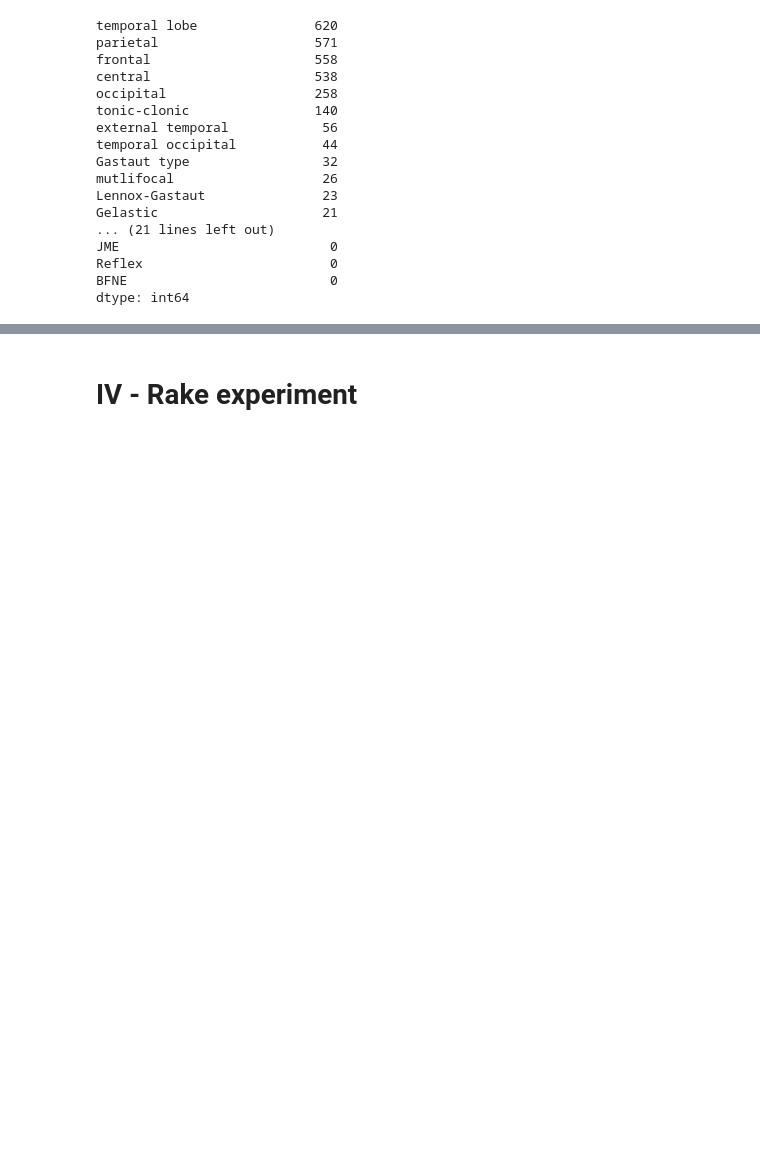
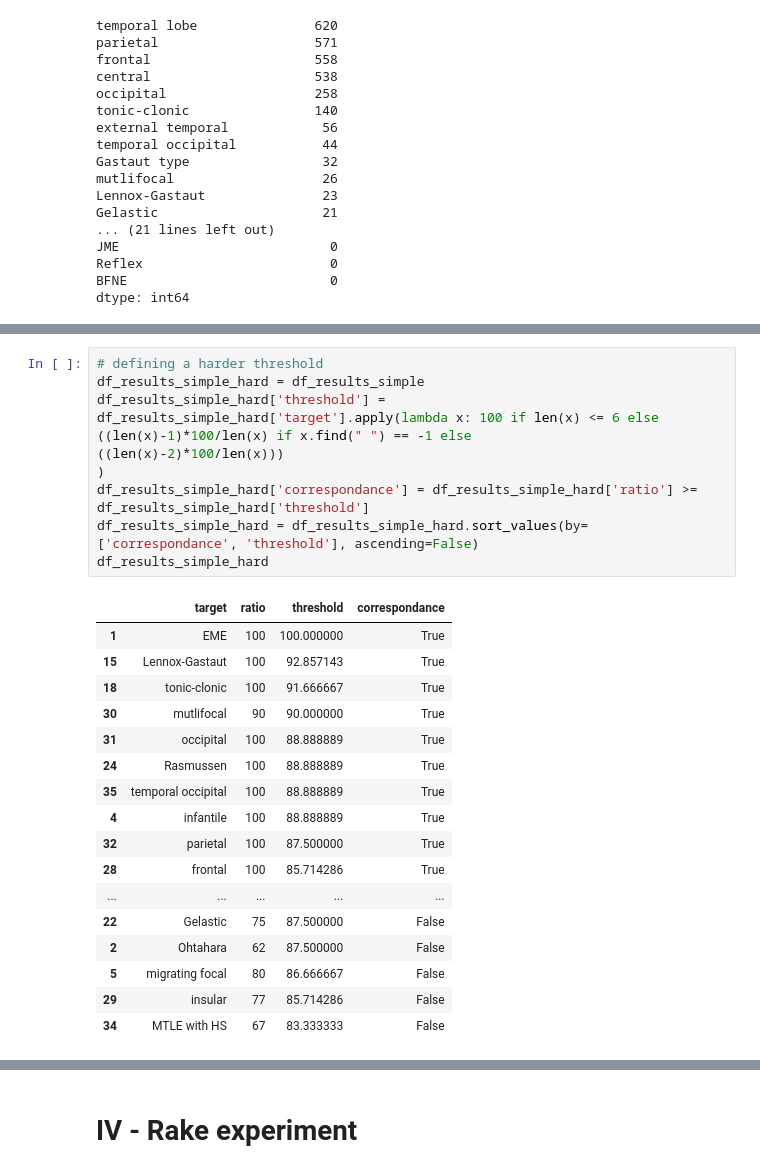
Before and after one commit to alexisgcomte/projet_aura_classification, a Jupyter notebook: B. first automatic tag detection.ipynb, the cells around one changed output, grey strips where cells are left out. Cells and saved outputs as stored; diff of their text form; blank space fills up the shorter version.

```diff
--- a/B. first automatic tag detection.ipynb
+++ b/B. first automatic tag detection.ipynb
@@ -405,0 +438,28 @@ SyntaxError: invalid syntax (<ipython-input-412-3d29c2c8aae3>, line 2)
+# %%
+# defining a harder threshold
+df_results_simple_hard = df_results_simple
+df_results_simple_hard['threshold'] = df_results_simple_hard['target'].apply(lambda x: 100 if len(x) <= 6 else
+((len(x)-1)*100/len(x) if x.find(" ") == -1 else
+((len(x)-2)*100/len(x)))
+)
+df_results_simple_hard['correspondance'] = df_results_simple_hard['ratio'] >= df_results_simple_hard['threshold']
+df_results_simple_hard = df_results_simple_hard.sort_values(by=['correspondance', 'threshold'], ascending=False)
+df_results_simple_hard
+# %% [output]
+|  | target | ratio | threshold | correspondance |
+| 1 | EME | 100 | 100.000000 | True |
+| 15 | Lennox-Gastaut | 100 | 92.857143 | True |
+| 18 | tonic-clonic | 100 | 91.666667 | True |
+| 30 | mutlifocal | 90 | 90.000000 | True |
+| 31 | occipital | 100 | 88.888889 | True |
+| 24 | Rasmussen | 100 | 88.888889 | True |
+| 35 | temporal occipital | 100 | 88.888889 | True |
+| 4 | infantile | 100 | 88.888889 | True |
+| 32 | parietal | 100 | 87.500000 | True |
+| 28 | frontal | 100 | 85.714286 | True |
+| ... | ... | ... | ... | ... |
+| 22 | Gelastic | 75 | 87.500000 | False |
+| 2 | Ohtahara | 62 | 87.500000 | False |
+| 5 | migrating focal | 80 | 86.666667 | False |
+| 29 | insular | 77 | 85.714286 | False |
+| 34 | MTLE with HS | 67 | 83.333333 | False |
```
Also changed, not shown: parts of 22 cells of this notebook, 2 other files.
